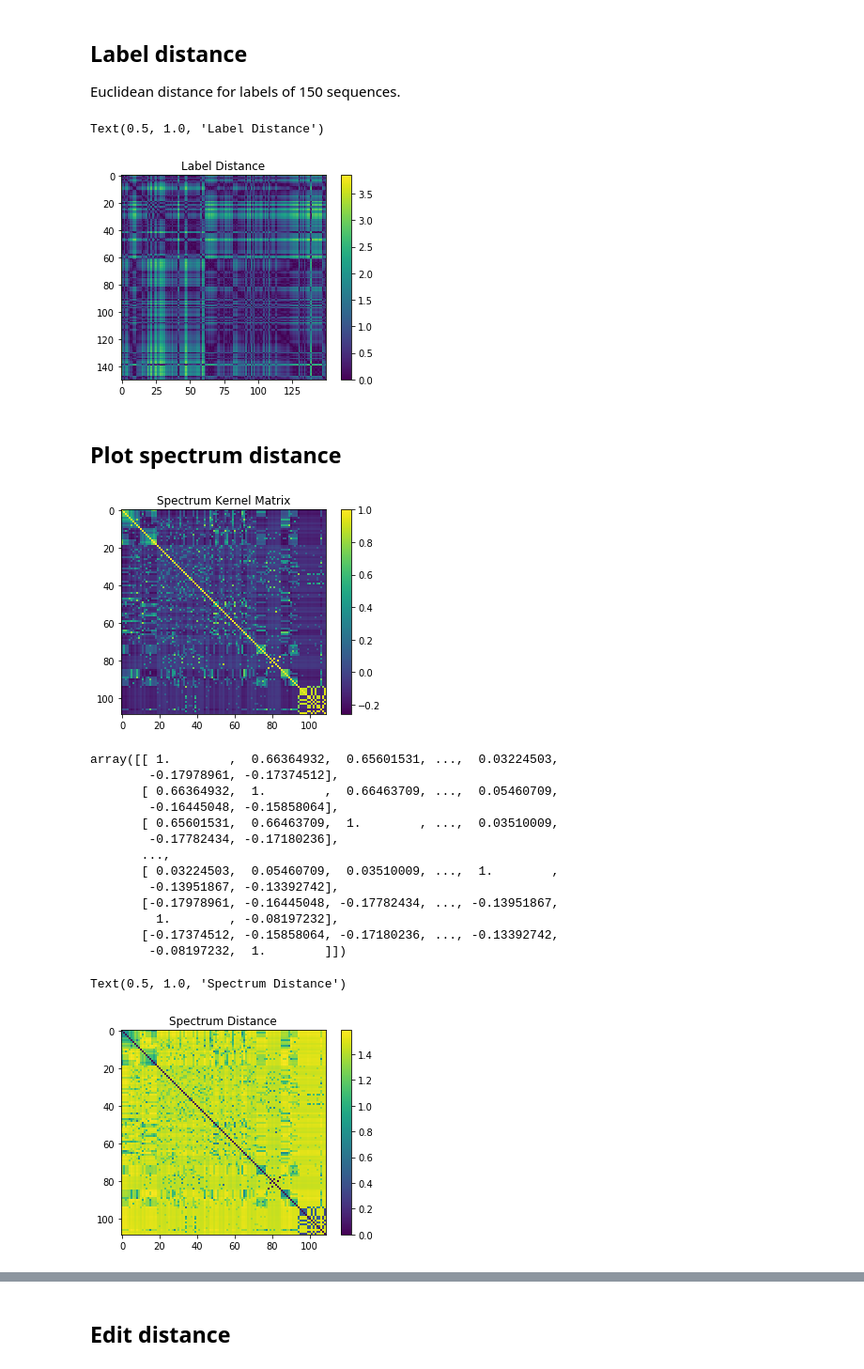
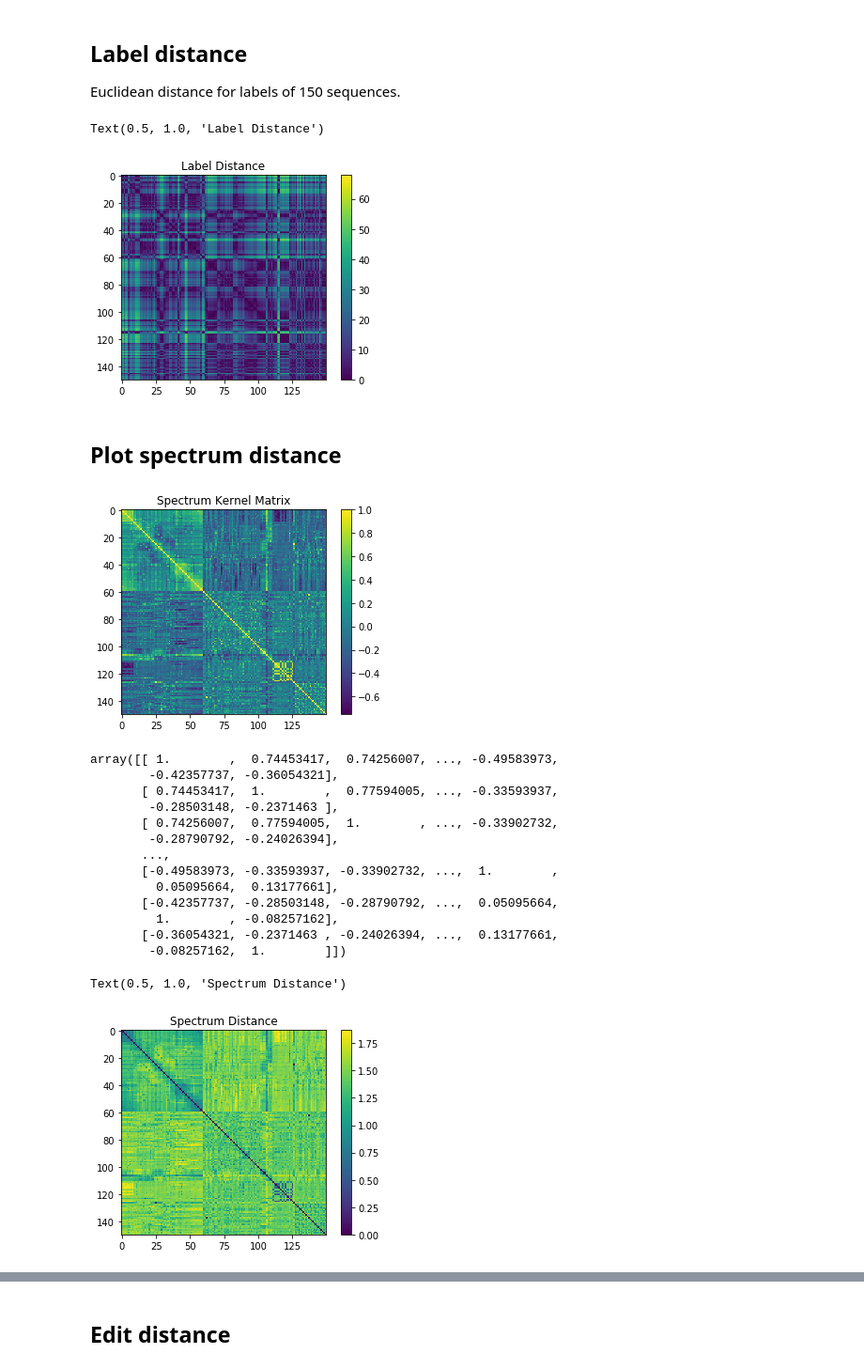
Before and after one commit to mholowko/Solaris, a Jupyter notebook: notebooks/result_analysis/kernel_matrix_analysis.ipynb, the cells around one changed output, grey strips where cells are left out. Shown at 94% size. Cells and saved outputs as stored; diff of their text form; code cells hidden in the pictures.

Commit message:
kernel matrix with raw label.

```diff
--- a/notebooks/result_analysis/kernel_matrix_analysis.ipynb
+++ b/notebooks/result_analysis/kernel_matrix_analysis.ipynb
@@ -71,4 +71,9 @@ Path = '../../data/firstRound_4h.csv'
 
 df = pd.read_csv(Path)
 df.head()
+
+Path = '../../data/First_round_results/Results - First and Second Plate 3 reps_valid.xlsx'
+df = pd.read_excel(Path, sheet_name= '4h')
+df['RBS']= df['RBS'].str.upper()
+df
 # %% [output]
@@ -133,34 +150,34 @@ plt.colorbar()
 plt.title('Label Distance')
 # %% [output]
 Text(0.5, 1.0, 'Label Distance')
-[figure, old version]
+[figure, new version]
 # %% [markdown]
 ## Plot spectrum distance
 # %%
-spec_kernel.__call__(frr_seqs6, frr_seqs6, plot_flag=plot_flag)
+spec_kernel.__call__(frr_seqs, frr_seqs, plot_flag=plot_flag)
 # %% [output]
-[figure, old version]
+[figure, new version]
-array([[ 1.        ,  0.66364932,  0.65601531, ...,  0.03224503,
-        -0.17978961, -0.17374512],
-       [ 0.66364932,  1.        ,  0.66463709, ...,  0.05460709,
-        -0.16445048, -0.15858064],
-       [ 0.65601531,  0.66463709,  1.        , ...,  0.03510009,
-        -0.17782434, -0.17180236],
+array([[ 1.        ,  0.74453417,  0.74256007, ..., -0.49583973,
+        -0.42357737, -0.36054321],
+       [ 0.74453417,  1.        ,  0.77594005, ..., -0.33593937,
+        -0.28503148, -0.2371463 ],
+       [ 0.74256007,  0.77594005,  1.        , ..., -0.33902732,
+        -0.28790792, -0.24026394],
        ...,
-       [ 0.03224503,  0.05460709,  0.03510009, ...,  1.        ,
-        -0.13951867, -0.13392742],
-       [-0.17978961, -0.16445048, -0.17782434, ..., -0.13951867,
-         1.        , -0.08197232],
-       [-0.17374512, -0.15858064, -0.17180236, ..., -0.13392742,
-        -0.08197232,  1.        ]])
+       [-0.49583973, -0.33593937, -0.33902732, ...,  1.        ,
+         0.05095664,  0.13177661],
+       [-0.42357737, -0.28503148, -0.28790792, ...,  0.05095664,
+         1.        , -0.08257162],
+       [-0.36054321, -0.2371463 , -0.24026394, ...,  0.13177661,
+        -0.08257162,  1.        ]])
 # %%
-spec_distance, phi_X, phi_Y = spec_kernel.distance(frr_seqs6, frr_seqs6)
+spec_distance, phi_X, phi_Y = spec_kernel.distance(frr_seqs, frr_seqs)
 plt.imshow(spec_distance, cmap = 'viridis')
 plt.colorbar()
 plt.title('Spectrum Distance')
 # %% [output]
 Text(0.5, 1.0, 'Spectrum Distance')
-[figure, old version]
+[figure, new version]
 # %%
 phi_X.shape
 # %% [output]
```
Also changed, not shown: parts of 11 cells of this notebook, 5 other files.
